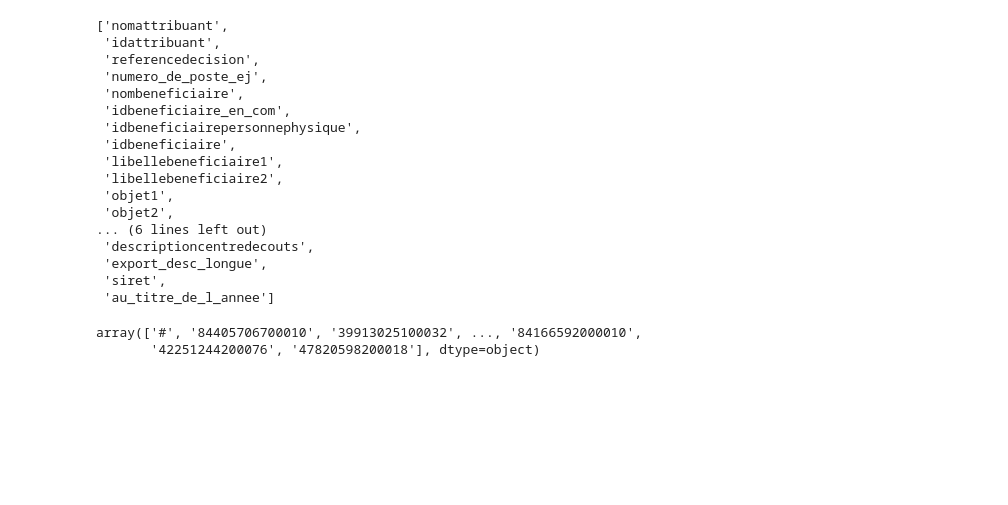
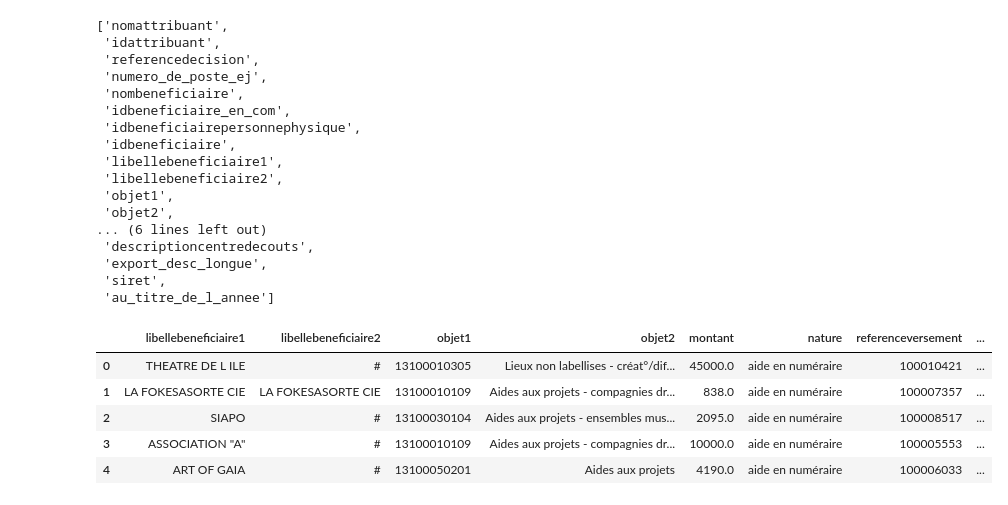
Before and after one commit to AugustinCablant/project_lila, a Jupyter notebook: notebook.ipynb, the cells around one changed output. Saved outputs shown, nothing was run; the diff lists cells and outputs as text; code cells hidden in the pictures; blank space fills up the shorter version.

```diff
--- a/notebook.ipynb
+++ b/notebook.ipynb
@@ -35,8 +41,25 @@ df.columns.to_list()
  'export_desc_longue',
  'siret',
  'au_titre_de_l_annee']
-# %%
-df['nombeneficiaire'].unique()
-# %% [output]
-array(['#', '84405706700010', '39913025100032', ..., '84166592000010',
-       '42251244200076', '47820598200018'], dtype=object)
+# %%
+df[['libellebeneficiaire1',
+ 'libellebeneficiaire2',
+ 'objet1',
+ 'objet2',
+ 'montant',
+ 'nature',
+ 'referenceversement',
+ 'datesperiodeversement',
+ 'pourcentagesubvention',
+ 'centre_de_couts',
+ 'descriptioncentredecouts',
+ 'export_desc_longue',
+ 'siret',
+ 'au_titre_de_l_annee']].head()
+# %% [output]
+|  | libellebeneficiaire1 | libellebeneficiaire2 | objet1 | objet2 | montant | nature | referenceversement | ... |
+| 0 | THEATRE DE L ILE | # | 13100010305 | Lieux non labellises - créat°/dif... | 45000.0 | aide en numéraire | 100010421 | ... |
+| 1 | LA FOKESASORTE CIE | LA FOKESASORTE CIE | 13100010109 | Aides aux projets - compagnies dr... | 838.0 | aide en numéraire | 100007357 | ... |
+| 2 | SIAPO | # | 13100030104 | Aides aux projets - ensembles mus... | 2095.0 | aide en numéraire | 100008517 | ... |
+| 3 | ASSOCIATION "A" | # | 13100010109 | Aides aux projets - compagnies dr... | 10000.0 | aide en numéraire | 100005553 | ... |
+| 4 | ART OF GAIA | # | 13100050201 | Aides aux projets | 4190.0 | aide en numéraire | 100006033 | ... |
```
Also changed, not shown: parts of 8 cells of this notebook.
